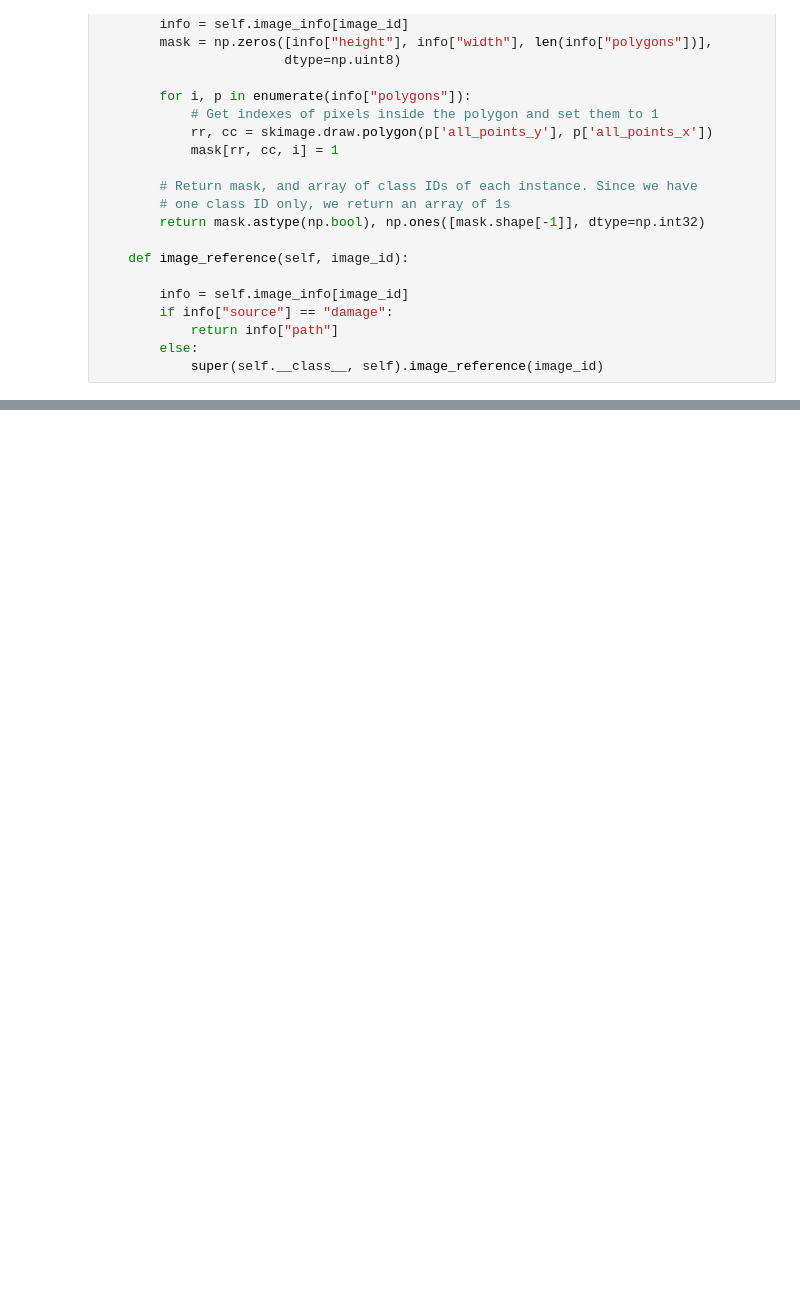
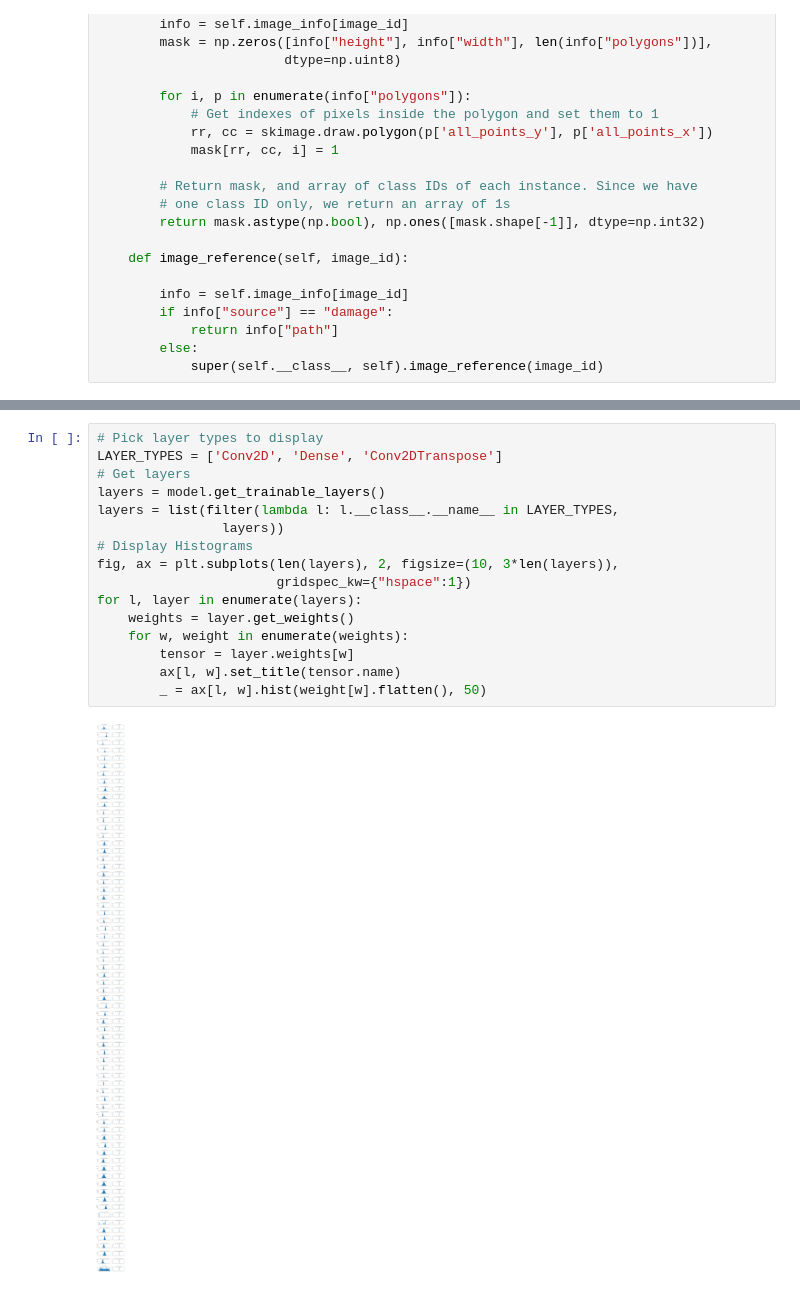
Before and after one commit to lucabnf/damage-detection, a Jupyter notebook: train_and_evaluate.ipynb, the cells around one changed output, grey strips where cells are left out. Cells and saved outputs as stored; diff of their text form; blank space fills up the shorter version.

```diff
--- a/train_and_evaluate.ipynb
+++ b/train_and_evaluate.ipynb
@@ -215,0 +360,18 @@ Saved to  detected_damage_20220311T185450.png
+# %%
+# Pick layer types to display
+LAYER_TYPES = ['Conv2D', 'Dense', 'Conv2DTranspose']
+# Get layers
+layers = model.get_trainable_layers()
+layers = list(filter(lambda l: l.__class__.__name__ in LAYER_TYPES,
+                layers))
+# Display Histograms
+fig, ax = plt.subplots(len(layers), 2, figsize=(10, 3*len(layers)),
+                       gridspec_kw={"hspace":1})
+for l, layer in enumerate(layers):
+    weights = layer.get_weights()
+    for w, weight in enumerate(weights):
+        tensor = layer.weights[w]
+        ax[l, w].set_title(tensor.name)
+        _ = ax[l, w].hist(weight[w].flatten(), 50)
+# %% [output]
+[figure, added]
```
Also changed, not shown: parts of 28 cells of this notebook.
